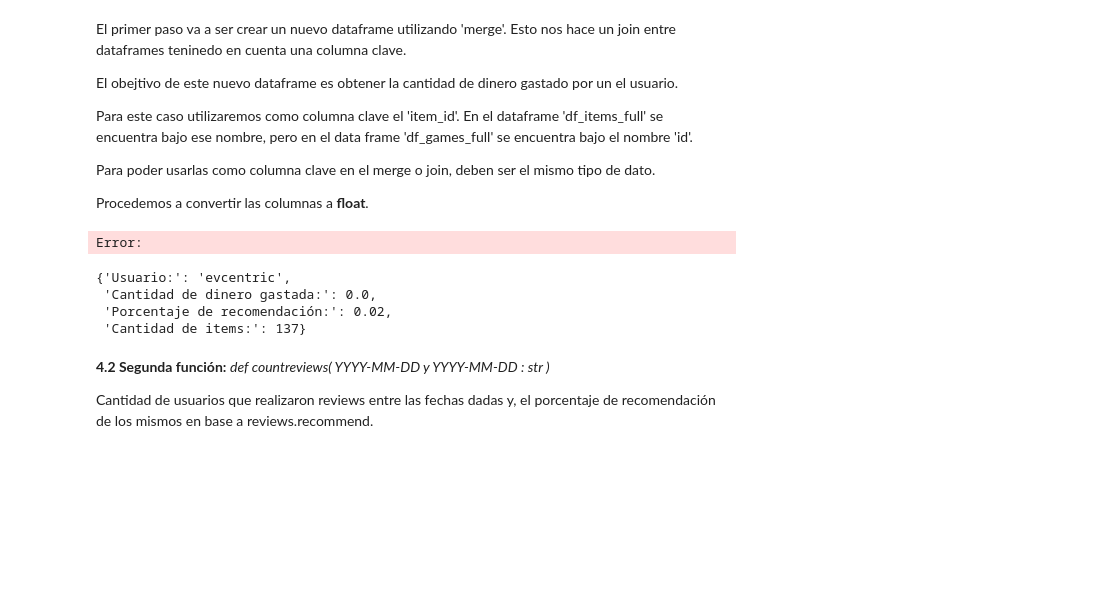
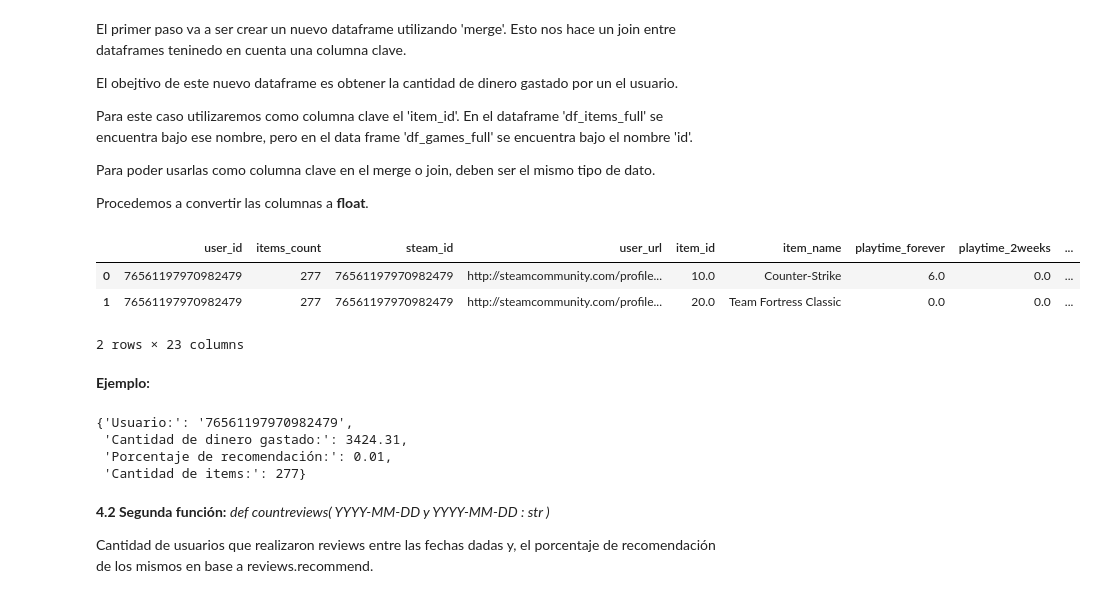
Before and after one commit to JPBertonee/PI_MLOps_Henry, a Jupyter notebook: Desarrollo.ipynb, the cells around one changed output. Drawn from its saved outputs; the diff is of its cells as text; code cells hidden in the pictures; blank space fills up the shorter version.

```diff
--- a/Desarrollo.ipynb
+++ b/Desarrollo.ipynb
@@ -366,9 +366,13 @@ df_items_full['item_id'] = df_items_full['item_id'].astype(float)
 # Hacemos la union entre los dos dataframes usando como columnas claves la llamada 'item_id' e 'id'.
 df_items_games = df_items_full.merge(df_games_full, left_on='item_id', right_on='id', how='left')
 df_items_games.drop(columns=['index'],inplace=True)
-df_items_games
-# %% [output]
-Error:
+# %%
+df_items_games.head(2)
+# %% [output]
+|  | user_id | items_count | steam_id | user_url | item_id | item_name | playtime_forever | playtime_2weeks | ... |
+| 0 | 76561197970982479 | 277 | 76561197970982479 | http://steamcommunity.com/profile... | 10.0 | Counter-Strike | 6.0 | 0.0 | ... |
+| 1 | 76561197970982479 | 277 | 76561197970982479 | http://steamcommunity.com/profile... | 20.0 | Team Fortress Classic | 0.0 | 0.0 | ... |
+2 rows × 23 columns
 # %%
 def userdata(user_id):
     '''
@@ -394,13 +398,15 @@ def userdata(user_id):
             'Porcentaje de recomendación:': round((tot_reviews_usuario/tot_reviews)*100,2),
             'Cantidad de items:': cant_items
     }
+# %% [markdown]
+**Ejemplo:**
 # %%
-userdata('evcentric')
+userdata('76561197970982479')
 # %% [output]
-{'Usuario:': 'evcentric',
- 'Cantidad de dinero gastada:': 0.0,
- 'Porcentaje de recomendación:': 0.02,
- 'Cantidad de items:': 137}
+{'Usuario:': '76561197970982479',
+ 'Cantidad de dinero gastado:': 3424.31,
+ 'Porcentaje de recomendación:': 0.01,
+ 'Cantidad de items:': 277}
 # %% [markdown]
 **4.2 Segunda función:** *def countreviews( YYYY-MM-DD y YYYY-MM-DD : str )*
 
```
Also changed, not shown: parts of 1 cell of this notebook.
